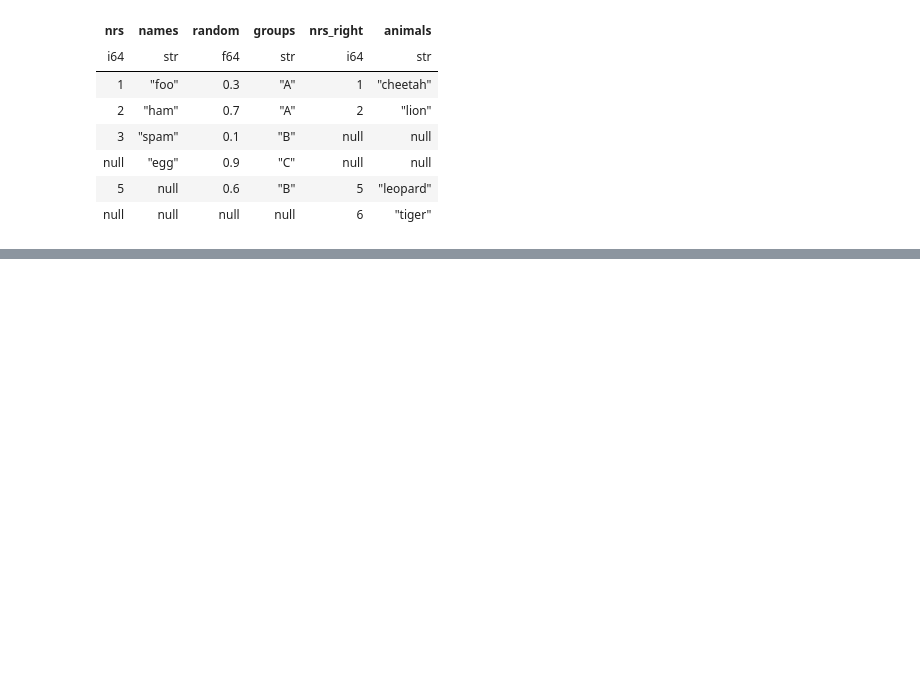
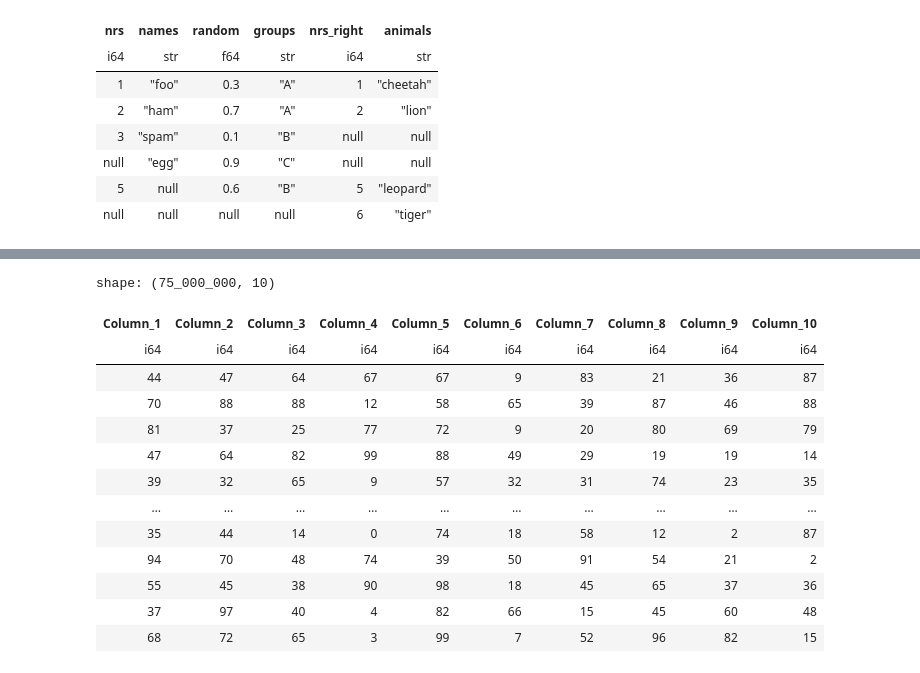
Before and after one commit to Viny2030/colabs, a Jupyter notebook: polars_cheat_sheet.ipynb, the cells around one changed output, grey strips where cells are left out. Cells and saved outputs as stored; diff of their text form; code cells hidden in the pictures; blank space fills up the shorter version.

```diff
--- a/polars_cheat_sheet.ipynb
+++ b/polars_cheat_sheet.ipynb
@@ -1443,13 +1457,13 @@ import polars as pl
 %%time
 np.random.seed(0)
 
-num_rows = 70_000_000
+num_rows = 75_000_000
 num_columns = 10
 
 # Crear un marco de datos con datos aleatorios
 # Cambiado: pase los datos y los nombres de la columna utilizando el argumento del esquema
 data = np.random.randint(0, 100, size=(num_rows, num_columns))
 schema = {f'Column_{i}': pl.Int64 for i in range(1, num_columns + 1)}
-df_polars = pl.DataFrame(data, schema=schema)
+df_polars = pl.LazyFrame(data, schema=schema)
 df_polars
 # %% [output]
@@ -1471,0 +1473,17 @@ shape: (70_000_000, 10)
+# %%
+df_polars.collect()
+# %% [output]
+shape: (75_000_000, 10)
+| Column_1 | Column_2 | Column_3 | Column_4 | Column_5 | Column_6 | Column_7 | Column_8 | Column_9 | Column_10 |
+| i64 | i64 | i64 | i64 | i64 | i64 | i64 | i64 | i64 | i64 |
+| 44 | 47 | 64 | 67 | 67 | 9 | 83 | 21 | 36 | 87 |
+| 70 | 88 | 88 | 12 | 58 | 65 | 39 | 87 | 46 | 88 |
+| 81 | 37 | 25 | 77 | 72 | 9 | 20 | 80 | 69 | 79 |
+| 47 | 64 | 82 | 99 | 88 | 49 | 29 | 19 | 19 | 14 |
+| 39 | 32 | 65 | 9 | 57 | 32 | 31 | 74 | 23 | 35 |
+| … | … | … | … | … | … | … | … | … | … |
+| 35 | 44 | 14 | 0 | 74 | 18 | 58 | 12 | 2 | 87 |
+| 94 | 70 | 48 | 74 | 39 | 50 | 91 | 54 | 21 | 2 |
+| 55 | 45 | 38 | 90 | 98 | 18 | 45 | 65 | 37 | 36 |
+| 37 | 97 | 40 | 4 | 82 | 66 | 15 | 45 | 60 | 48 |
+| 68 | 72 | 65 | 3 | 99 | 7 | 52 | 96 | 82 | 15 |
```
Also changed, not shown: parts of 38 cells of this notebook.
